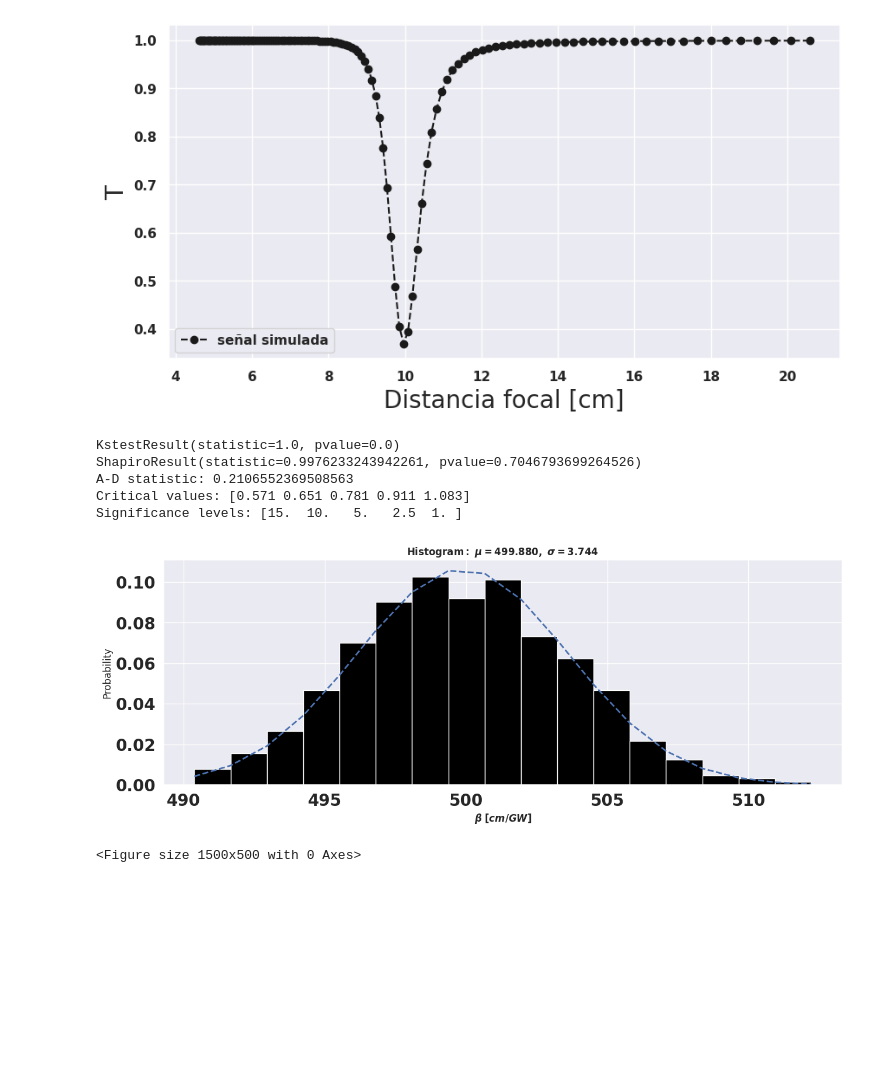
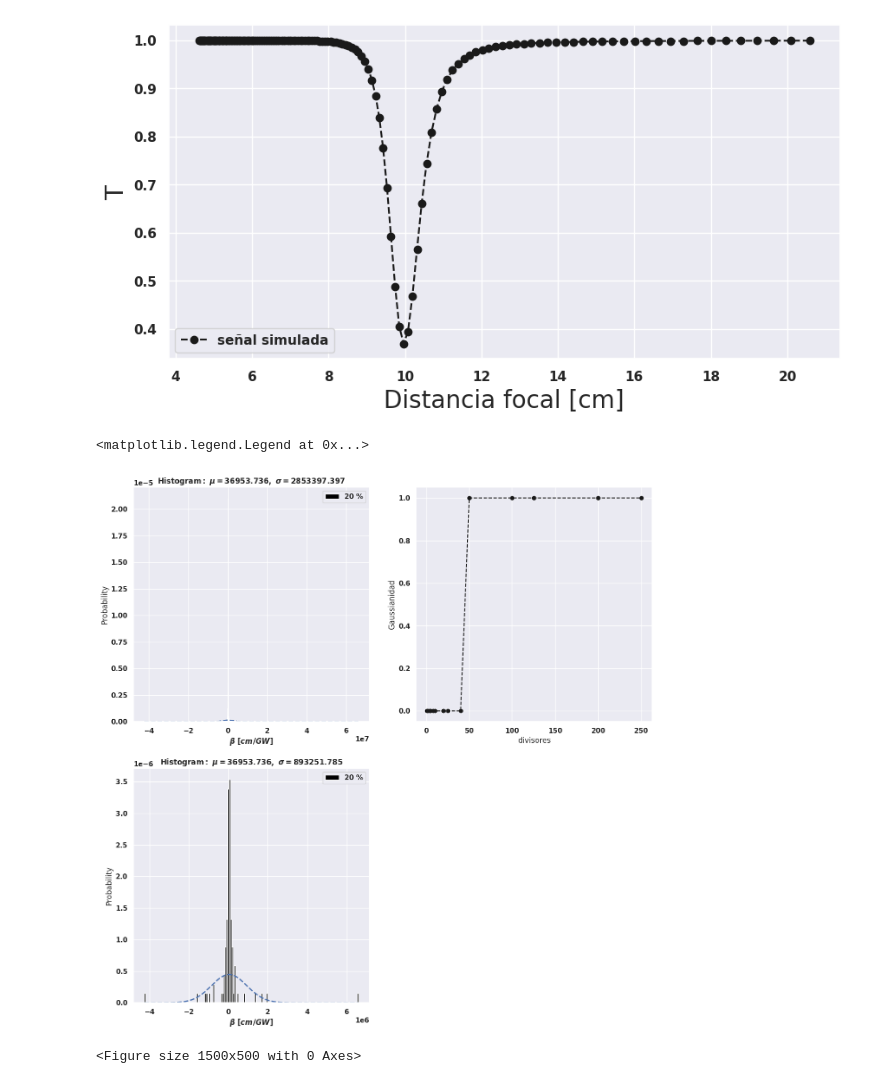
Before and after one commit to EstebanM-98/University_codes, a Jupyter notebook: TPA/analisis2.ipynb, the cells around one changed output. Cells and saved outputs as stored; diff of their text form; code cells hidden in the pictures; blank space fills up the shorter version.

```diff
--- a/TPA/analisis2.ipynb
+++ b/TPA/analisis2.ipynb
@@ -239,45 +233,71 @@ def dist_betas(N,desv,k):
 
 
   return TPA
+# %%
+def central(s,k):
+    new_s=[]
+    for i in range(0,len(s),k):
+        new_s.append(sum(s[j] for j in range(i,i+k))/k)
+    return new_s
+
+def divisores(s):
+    div=[i for i in range(1,s) if s%i==0]
+    return div
+
+def confirm_gauss(s):
+    result = (anderson(np.sort(s), dist='norm'))
+    criterio=((result[0]<result[1][3])or(shapiro(np.sort(s))[1]>0.05))*1
+    return criterio
 # %%
-from scipy.stats import kstest
-from scipy.stats import shapiro
+f=plt.figure(figsize=(15,15))
 
-f=plt.figure(figsize=(15,5))
 
-er_r=0.5
-beta_hist=np.array(dist_betas(500,er_r,10))
+plt.subplot(221)
+er_r=20
+beta_hist=np.array(dist_betas(1000,er_r,10))
 
 (mu, sigma) = norm.fit(beta_hist)
-n, bins, patches =plt.hist(beta_hist,bins='fd',density=True,color='black')
+n, bins, patches =plt.hist(beta_hist,bins='fd',density=True,color='black',label=str(er_r)+' %')
 
 # add a 'best fit' line
 y = norm.pdf( bins, mu, sigma)
 l = plt.plot(bins, y, 'b--', linewidth=2)
 
 error=str(round(np.std(beta_hist,ddof=1)/np.sqrt(len(beta_hist)),1))
 #plot
 
 plt.ylabel('Probability')
 plt.xlabel(r'$\beta$ $[cm/GW]$')
 plt.title(r'$\mathrm{Histogram:}\ \mu=%.3f,\ \sigma=%.3f$' %(mu, sigma))
 plt.grid(True)
+plt.legend()
 
-#
+plt.subplot(222)
+div=divisores(len(beta_hist))
+del div[-1]
+deci=[confirm_gauss(central(beta_hist,k)) for k in div]
+plt.plot(div,deci,'--ko')
+plt.xlabel('divisores')
+plt.ylabel('Gaussianidad')
 
-result = (anderson(np.sort(beta_hist), dist='norm'))
-#perform Kolmogorov-Smirnov test
-print(kstest(np.sort(beta_hist), 'norm'))
-print(shapiro(np.sort(beta_hist)))
-print(f"A-D statistic: {result[0]}")
-print(f"Critical values: {result[1]}")
-print(f"Significance levels: {result[2]}")
+
+plt.subplot(223)
+
+beta_hist=central(beta_hist,10)
+
+(mu, sigma) = norm.fit(beta_hist)
+n, bins, patches =plt.hist(beta_hist,bins='fd',density=True,color='black',label=str(er_r)+' %')
+
+# add a 'best fit' line
+y = norm.pdf( bins, mu, sigma)
+l = plt.plot(bins, y, 'b--', linewidth=2)
+plt.ylabel('Probability')
+plt.xlabel(r'$\beta$ $[cm/GW]$')
+plt.title(r'$\mathrm{Histogram:}\ \mu=%.3f,\ \sigma=%.3f$' %(mu, sigma))
+plt.grid(True)
+plt.legend()
 # %% [output]
-KstestResult(statistic=1.0, pvalue=0.0)
-ShapiroResult(statistic=0.9976233243942261, pvalue=0.7046793699264526)
-A-D statistic: 0.2106552369508563
-Critical values: [0.571 0.651 0.781 0.911 1.083]
-Significance levels: [15.  10.   5.   2.5  1. ]
+<matplotlib.legend.Legend at 0x...>
-[figure, old version]
+[figure, new version]
 # %%
 f=plt.figure(figsize=(15,5))
```
Also changed, not shown: parts of 21 cells of this notebook, 15 other files.
